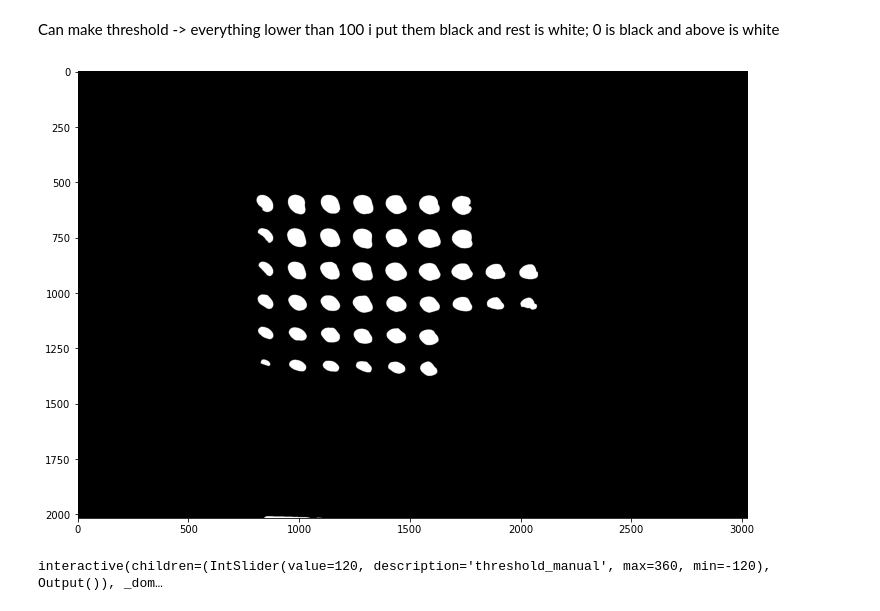
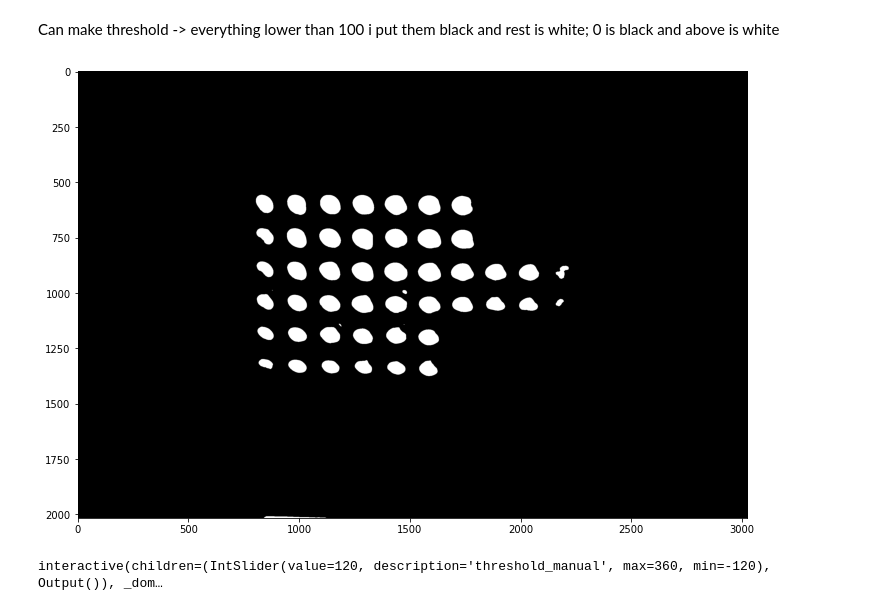
Before and after one commit to sr-DCBP/Data-Science, a Jupyter notebook: Coding Task2 v1.ipynb, the cells around one changed output. Drawn from its saved outputs; the diff is of its cells as text; code cells hidden in the pictures.

```diff
--- a/Coding Task2 v1.ipynb
+++ b/Coding Task2 v1.ipynb
@@ -150,16 +251,16 @@ Another common operation is to try isolating regions of an image based on their
 # %% [markdown]
 Can make threshold -> everything lower than 100 i put them black and rest is white; 0 is black and above is white
 # %%
-threshold_manual = 60
+threshold_manual = 65
 
 #create a mask using a logical operation
 image_threshold = image_mean<threshold_manual #make new image
 
 plt.figure(figsize=(12, 12))
 plt.imshow(image_threshold, cmap ='gray')
 plt.show()
 # %% [output]
-[figure, old version]
+[figure, new version]
 # %%
 # Let us play with the threshold iteractively to find a good value
 #from ipywidgets import interact
```
Also changed, not shown: parts of 10 cells of this notebook.
